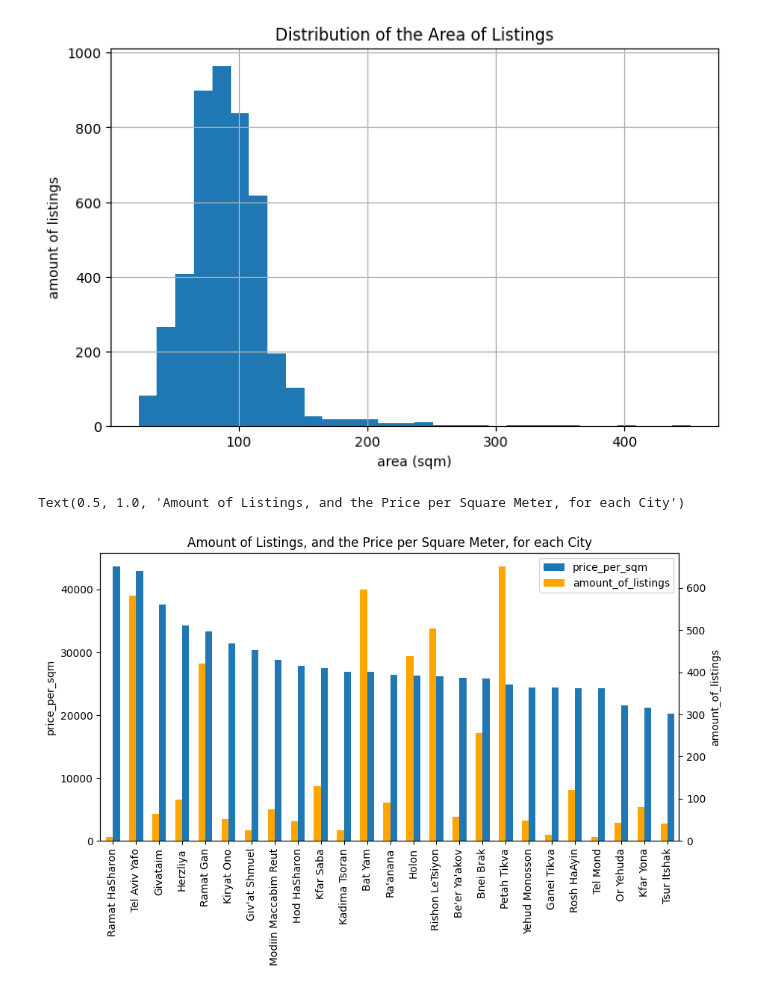
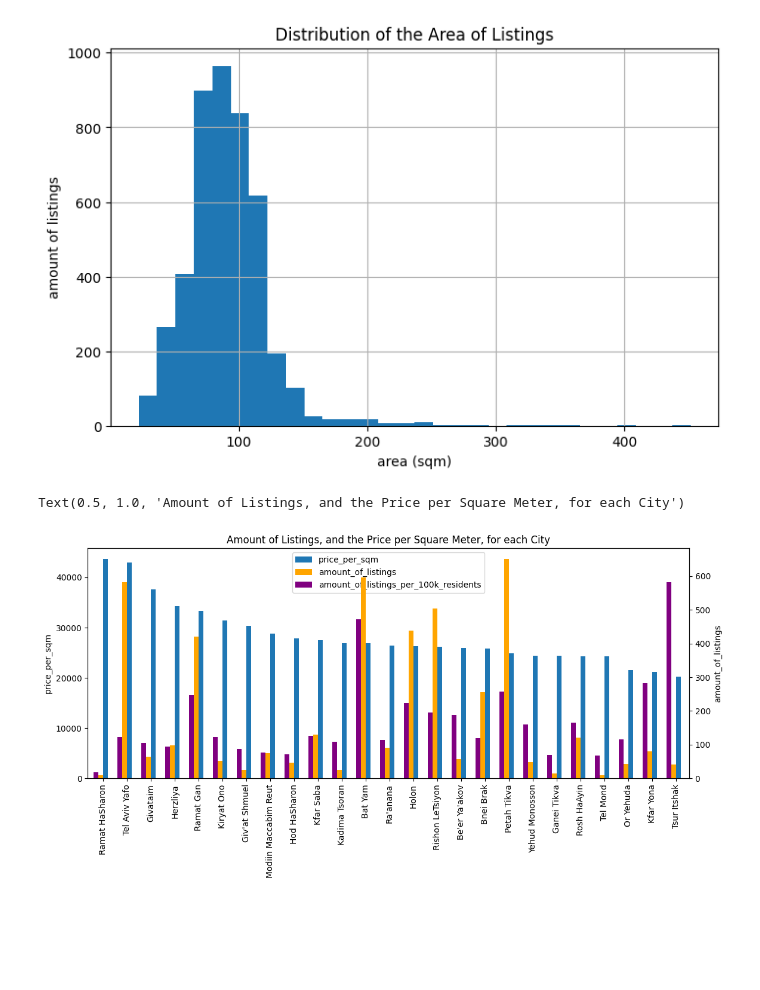
Before and after one commit to dan8901/yad2-analysis, a Jupyter notebook: real_estate_listings_analysis.ipynb, the cells around one changed output. Saved outputs shown, nothing was run; the diff lists cells and outputs as text; code cells hidden in the pictures; blank space fills up the shorter version.

```diff
--- a/real_estate_listings_analysis.ipynb
+++ b/real_estate_listings_analysis.ipynb
@@ -51,26 +51,36 @@ Text(0.5, 1.0, 'Distribution of the Area of Listings')
 [figure]
 # %%
 # create df
+CITY_POPULATIONS = {'Ramat HaSharon': 48001, 'Tel Aviv Yafo': 470563, 'Givataim': 61346, 'Herzliya': 104083,
+                    'Ramat Gan': 170221, 'Kiryat Ono': 42050, 'Giv\'at Shmuel': 28510, 'Modiin Maccabim Reut': 97604,
+                    'Hod HaSharon': 65601, 'Kfar Saba': 101823, 'Kadima Tsoran': 23000, 'Bat Yam': 126265,
+                    'Ra\'anana': 79010, 'Holon': 196734, 'Rishon LeTsiyon': 257391, 'Be\'er Ya\'akov': 30301,
+                    'Bnei Brak': 214292, 'Petah Tikva': 252916, 'Yehud Monosson': 30814, 'Ganei Tikva': 21471,
+                    'Rosh HaAyin': 72569, 'Tel Mond': 14517, 'Or Yehuda': 37055, 'Kfar Yona': 28328, 'Tsur Itshak': 7048}
 amount_of_listings = df.city.value_counts()
 amount_of_listings.name = 'amount_of_listings'
 df['price_per_sqm'] = df.price / df.area
 prices_per_sqm = df.groupby('city').mean(numeric_only=True)['price_per_sqm'].sort_values(ascending=False).astype(int)
 cities_df = pd.merge(prices_per_sqm, amount_of_listings, left_index=True, right_index=True)
+cities_df = cities_df.assign(city_population=CITY_POPULATIONS)
+cities_df['amount_of_listings_per_100k_residents'] = ((cities_df.amount_of_listings / cities_df.city_population) * 100000).astype(int)
 
 # plotting
 fig, ax = plt.subplots()
 ax2 = ax.twinx()
-cities_df.price_per_sqm.plot.bar(ax=ax, width=0.3, position=0)
-cities_df.amount_of_listings.plot.bar(ax=ax2, width=0.3, color='orange', position=1)
+cities_df.price_per_sqm.plot.bar(ax=ax, width=0.2, position=0)
+cities_df.amount_of_listings.plot.bar(ax=ax2, width=0.2, color='orange', position=1)
+cities_df.amount_of_listings_per_100k_residents.plot.bar(ax=ax2, width=0.2, color='purple', position=2)
 ax.set_ylabel(prices_per_sqm.name)
 ax2.set_ylabel(amount_of_listings.name)
 ax.set_xlim(right=(ax.get_xlim()[1] + 0.25))
+ax2.set_xlim(right=(ax2.get_xlim()[1] + 0.25))
 lines, labels = ax.get_legend_handles_labels()
 lines2, labels2 = ax2.get_legend_handles_labels()
-ax.legend(lines + lines2, labels + labels2, loc='upper right')
-fig.set_size_inches(10, 5)
+ax.legend(lines + lines2, labels + labels2, loc='upper center')
+fig.set_size_inches(13, 5)
 ax.set_title('Amount of Listings, and the Price per Square Meter, for each City')
 # %% [output]
 Text(0.5, 1.0, 'Amount of Listings, and the Price per Square Meter, for each City')
-[figure, old version]
+[figure, new version]
 # %%
```
Also changed, not shown: parts of 1 cell of this notebook.
